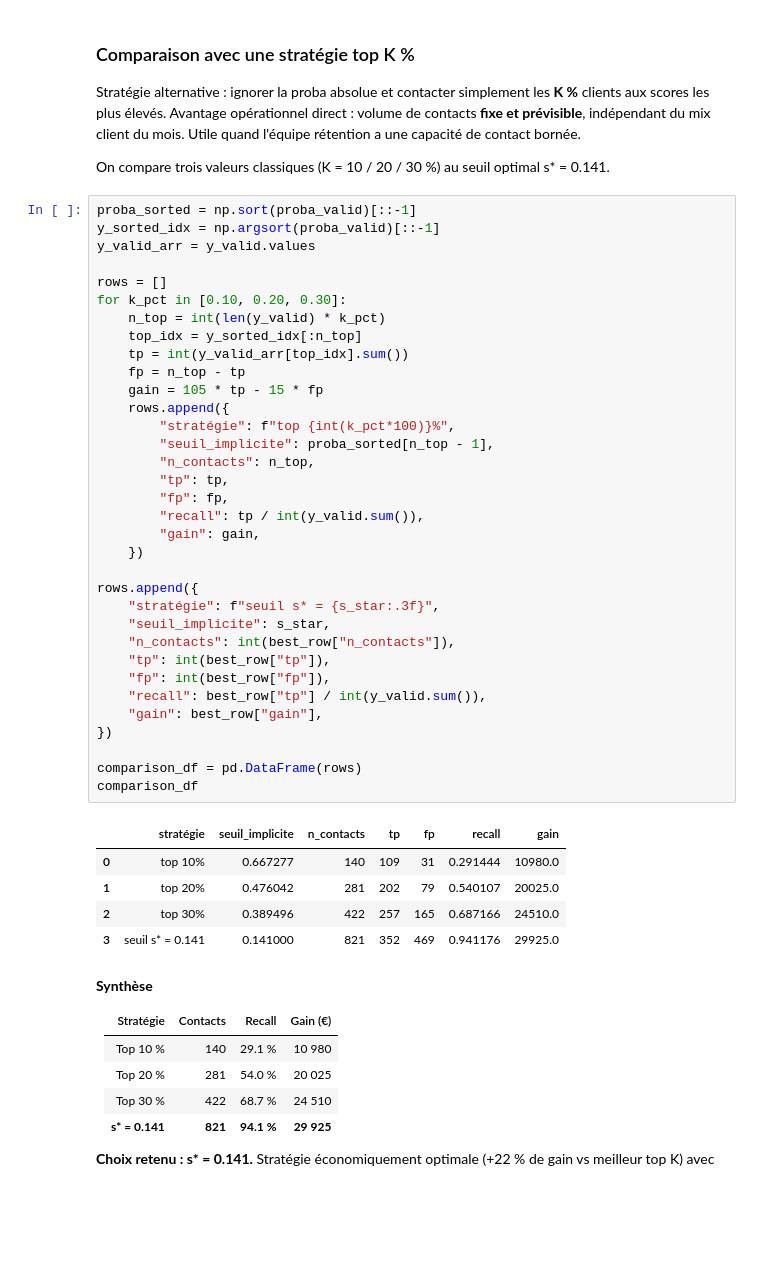
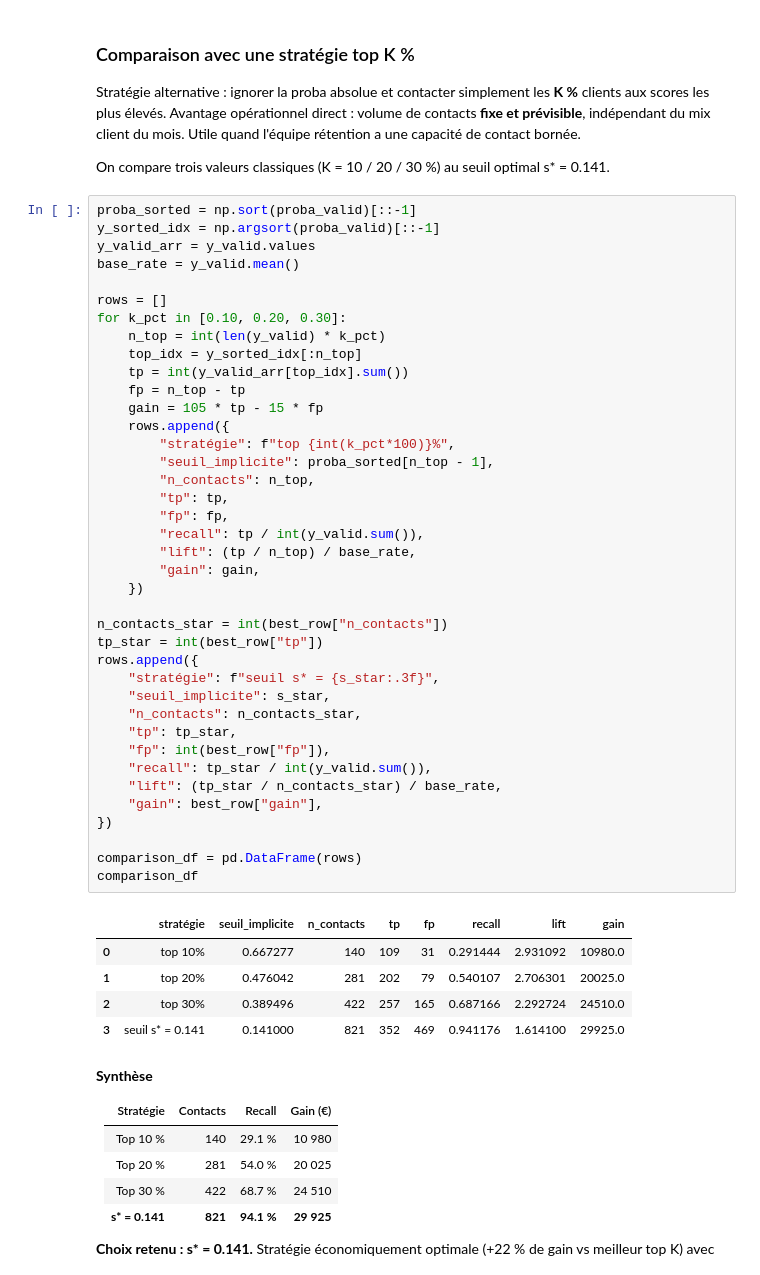
Before and after one commit to capristunt/telco-churn-scoring, a Jupyter notebook: notebooks/03_finetuned_model.ipynb, the cells around one changed output. Saved outputs shown, nothing was run; the diff lists cells and outputs as text; blank space fills up the shorter version.

Commit message:
feat(finetuned): ajout lift en section 5 + conclusion

```diff
--- a/notebooks/03_finetuned_model.ipynb
+++ b/notebooks/03_finetuned_model.ipynb
@@ -651,42 +648,47 @@ On compare trois valeurs classiques (K = 10 / 20 / 30 %) au seuil optimal s* = 0
 proba_sorted = np.sort(proba_valid)[::-1]
 y_sorted_idx = np.argsort(proba_valid)[::-1]
 y_valid_arr = y_valid.values
+base_rate = y_valid.mean()
 
 rows = []
 for k_pct in [0.10, 0.20, 0.30]:
     n_top = int(len(y_valid) * k_pct)
     top_idx = y_sorted_idx[:n_top]
     tp = int(y_valid_arr[top_idx].sum())
     fp = n_top - tp
     gain = 105 * tp - 15 * fp
     rows.append({
         "stratégie": f"top {int(k_pct*100)}%",
         "seuil_implicite": proba_sorted[n_top - 1],
         "n_contacts": n_top,
         "tp": tp,
         "fp": fp,
         "recall": tp / int(y_valid.sum()),
+        "lift": (tp / n_top) / base_rate,
         "gain": gain,
     })
 
+n_contacts_star = int(best_row["n_contacts"])
+tp_star = int(best_row["tp"])
 rows.append({
     "stratégie": f"seuil s* = {s_star:.3f}",
     "seuil_implicite": s_star,
-    "n_contacts": int(best_row["n_contacts"]),
-    "tp": int(best_row["tp"]),
+    "n_contacts": n_contacts_star,
+    "tp": tp_star,
     "fp": int(best_row["fp"]),
-    "recall": best_row["tp"] / int(y_valid.sum()),
+    "recall": tp_star / int(y_valid.sum()),
+    "lift": (tp_star / n_contacts_star) / base_rate,
     "gain": best_row["gain"],
 })
 
 comparison_df = pd.DataFrame(rows)
 comparison_df
 # %% [output]
-|  | stratégie | seuil_implicite | n_contacts | tp | fp | recall | gain |
-| 0 | top 10% | 0.667277 | 140 | 109 | 31 | 0.291444 | 10980.0 |
-| 1 | top 20% | 0.476042 | 281 | 202 | 79 | 0.540107 | 20025.0 |
-| 2 | top 30% | 0.389496 | 422 | 257 | 165 | 0.687166 | 24510.0 |
-| 3 | seuil s* = 0.141 | 0.141000 | 821 | 352 | 469 | 0.941176 | 29925.0 |
+|  | stratégie | seuil_implicite | n_contacts | tp | fp | recall | lift | gain |
+| 0 | top 10% | 0.667277 | 140 | 109 | 31 | 0.291444 | 2.931092 | 10980.0 |
+| 1 | top 20% | 0.476042 | 281 | 202 | 79 | 0.540107 | 2.706301 | 20025.0 |
+| 2 | top 30% | 0.389496 | 422 | 257 | 165 | 0.687166 | 2.292724 | 24510.0 |
+| 3 | seuil s* = 0.141 | 0.141000 | 821 | 352 | 469 | 0.941176 | 1.614100 | 29925.0 |
 # %% [markdown]
 **Synthèse**
 
```
Also changed, not shown: parts of 3 cells of this notebook.
